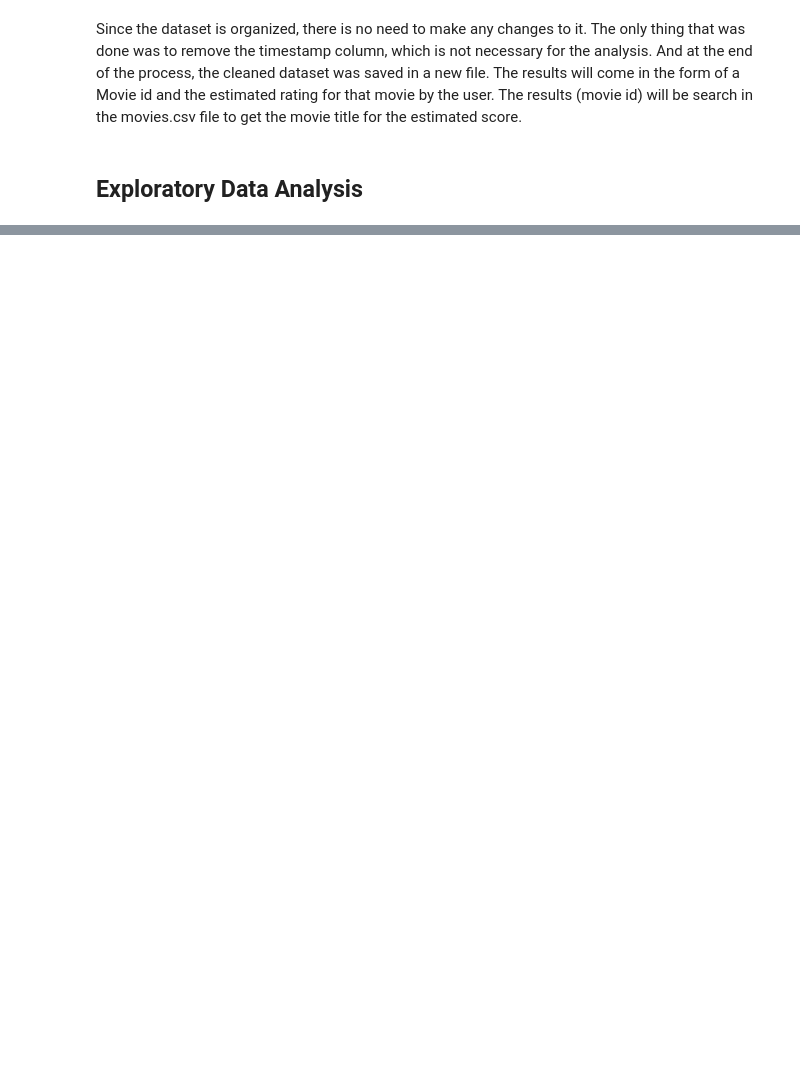
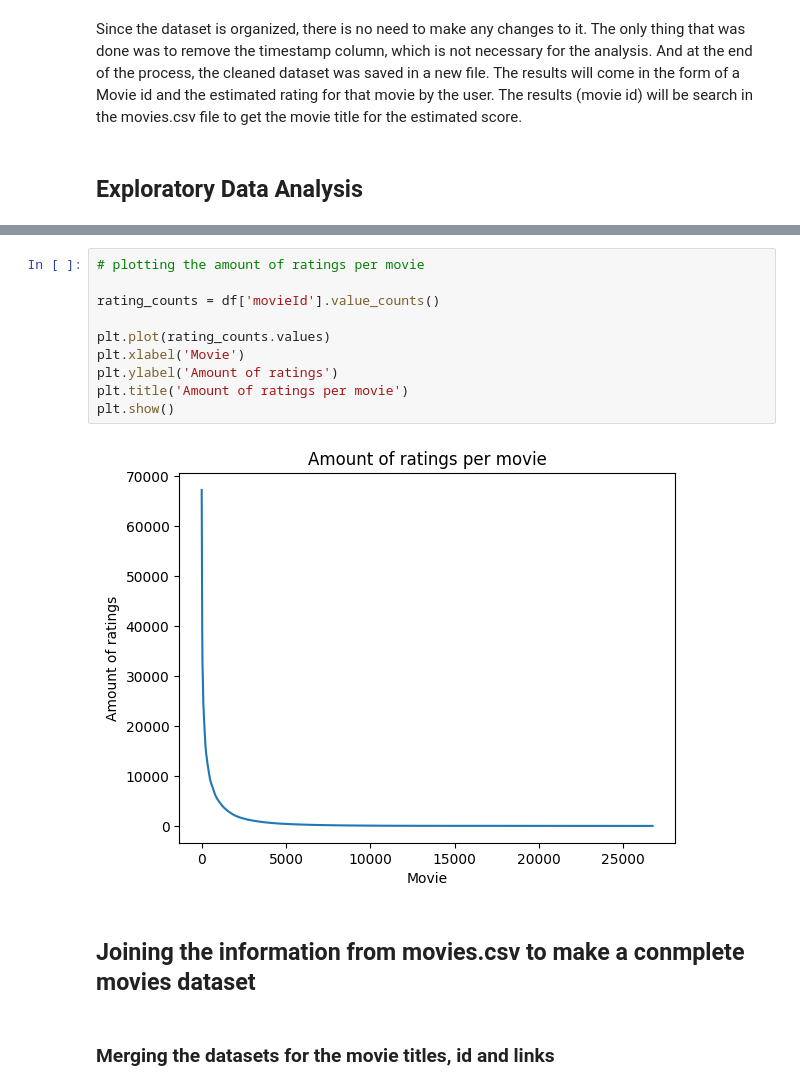
Before and after one commit to PepeuFBV/Movie-Recommendation, a Jupyter notebook: dataset_treatment.ipynb, the cells around one changed output, grey strips where cells are left out. Drawn from its saved outputs; the diff is of its cells as text; blank space fills up the shorter version.

```diff
--- a/dataset_treatment.ipynb
+++ b/dataset_treatment.ipynb
@@ -36,0 +62,16 @@ AttributeError: partially initialized module 'pandas' has no attribute '_pandas_
+# %%
+# plotting the amount of ratings per movie
+
+rating_counts = df['movieId'].value_counts()
+
+plt.plot(rating_counts.values)
+plt.xlabel('Movie')
+plt.ylabel('Amount of ratings')
+plt.title('Amount of ratings per movie')
+plt.show()
+# %% [output]
+[figure, added]
+# %% [markdown]
+## Joining the information from movies.csv to make a conmplete movies dataset
+# %% [markdown]
+### Merging the datasets for the movie titles, id and links
```
Also changed, not shown: parts of 11 cells of this notebook, 2 other files.
